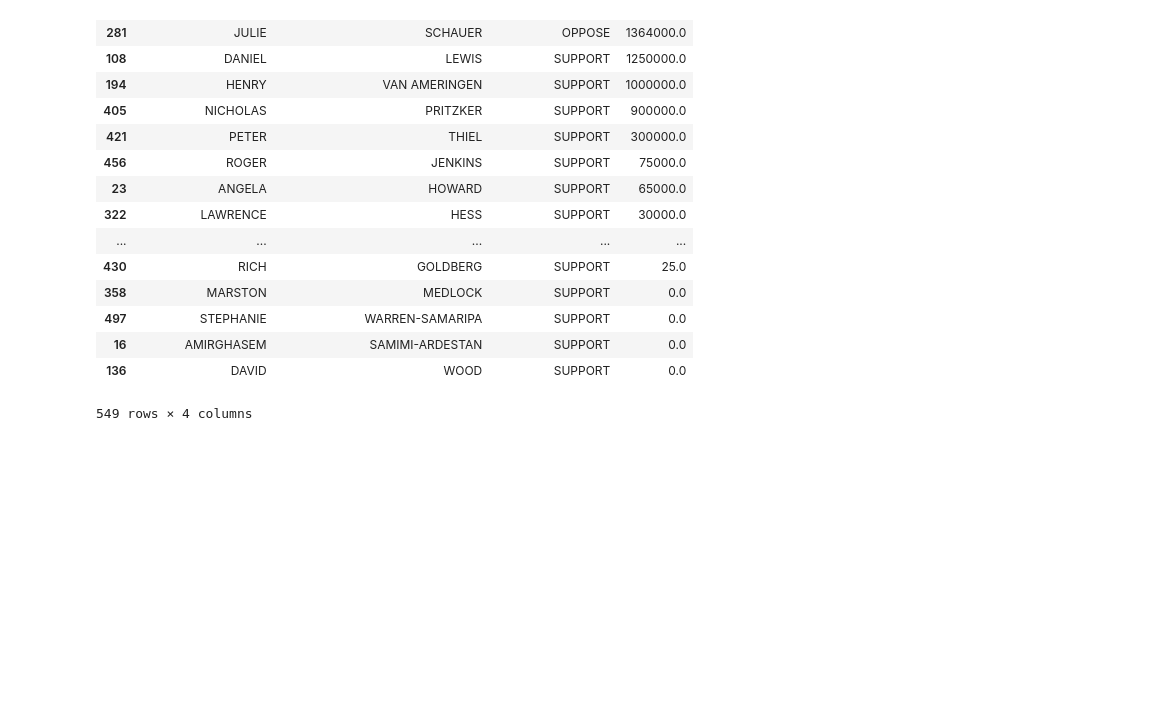
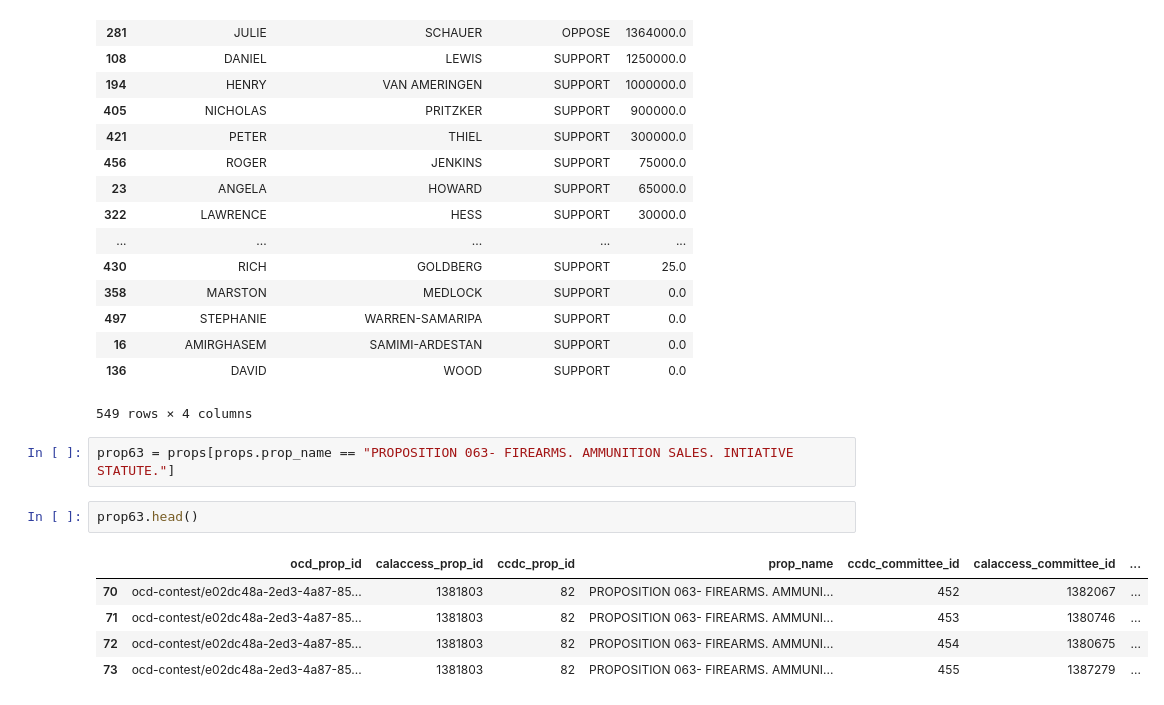
Before and after one commit to candacehv/first-python-notebook, a Jupyter notebook: First-data.ipynb, the cells around one changed output. Cells and saved outputs as stored; diff of their text form; blank space fills up the shorter version.

Commit message:
Changed name

```diff
--- a/First-data.ipynb
+++ b/First-data.ipynb
@@ -280,3 +280,13 @@ merged.groupby(["contributor_firstname", "contributor_lastname", "committee_posi
 | 16 | AMIRGHASEM | SAMIMI-ARDESTAN | SUPPORT | 0.0 |
 | 136 | DAVID | WOOD | SUPPORT | 0.0 |
 549 rows × 4 columns
+# %%
+prop63 = props[props.prop_name == "PROPOSITION 063- FIREARMS. AMMUNITION SALES. INTIATIVE STATUTE."]
+# %%
+prop63.head()
+# %% [output]
+|  | ocd_prop_id | calaccess_prop_id | ccdc_prop_id | prop_name | ccdc_committee_id | calaccess_committee_id | ... |
+| 70 | ocd-contest/e02dc48a-2ed3-4a87-85... | 1381803 | 82 | PROPOSITION 063- FIREARMS. AMMUNI... | 452 | 1382067 | ... |
+| 71 | ocd-contest/e02dc48a-2ed3-4a87-85... | 1381803 | 82 | PROPOSITION 063- FIREARMS. AMMUNI... | 453 | 1380746 | ... |
+| 72 | ocd-contest/e02dc48a-2ed3-4a87-85... | 1381803 | 82 | PROPOSITION 063- FIREARMS. AMMUNI... | 454 | 1380675 | ... |
+| 73 | ocd-contest/e02dc48a-2ed3-4a87-85... | 1381803 | 82 | PROPOSITION 063- FIREARMS. AMMUNI... | 455 | 1387279 | ... |
```
Also changed, not shown: parts of 3 cells of this notebook.
